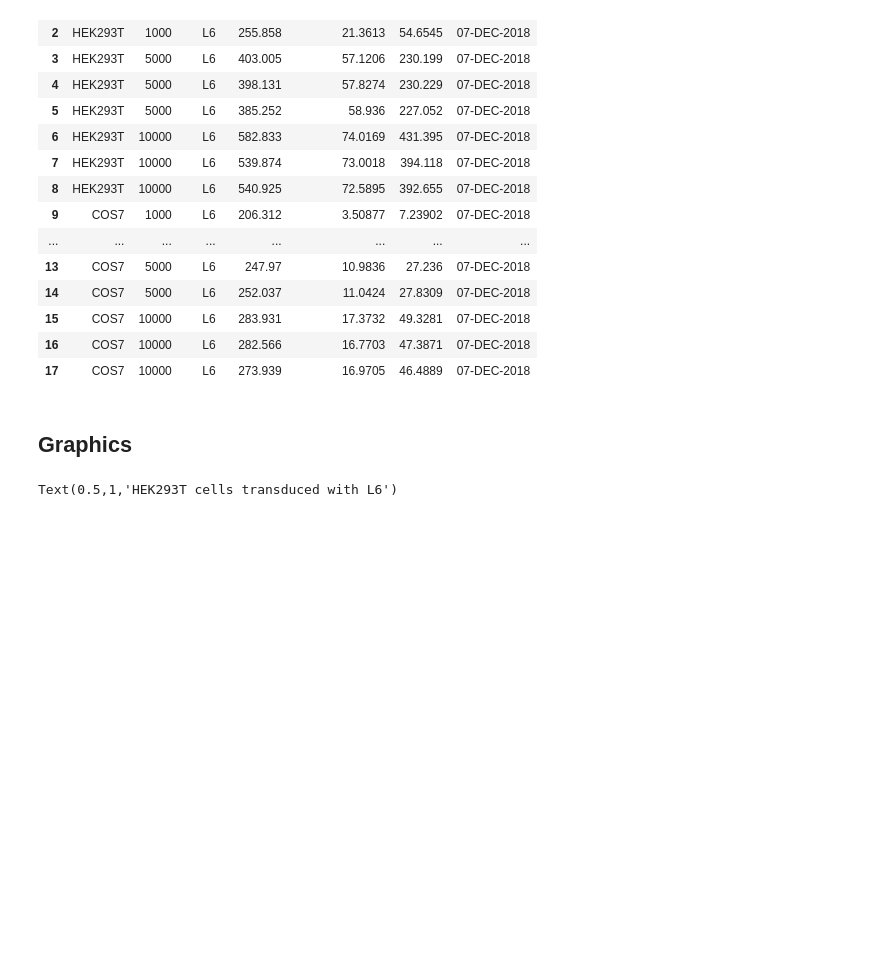
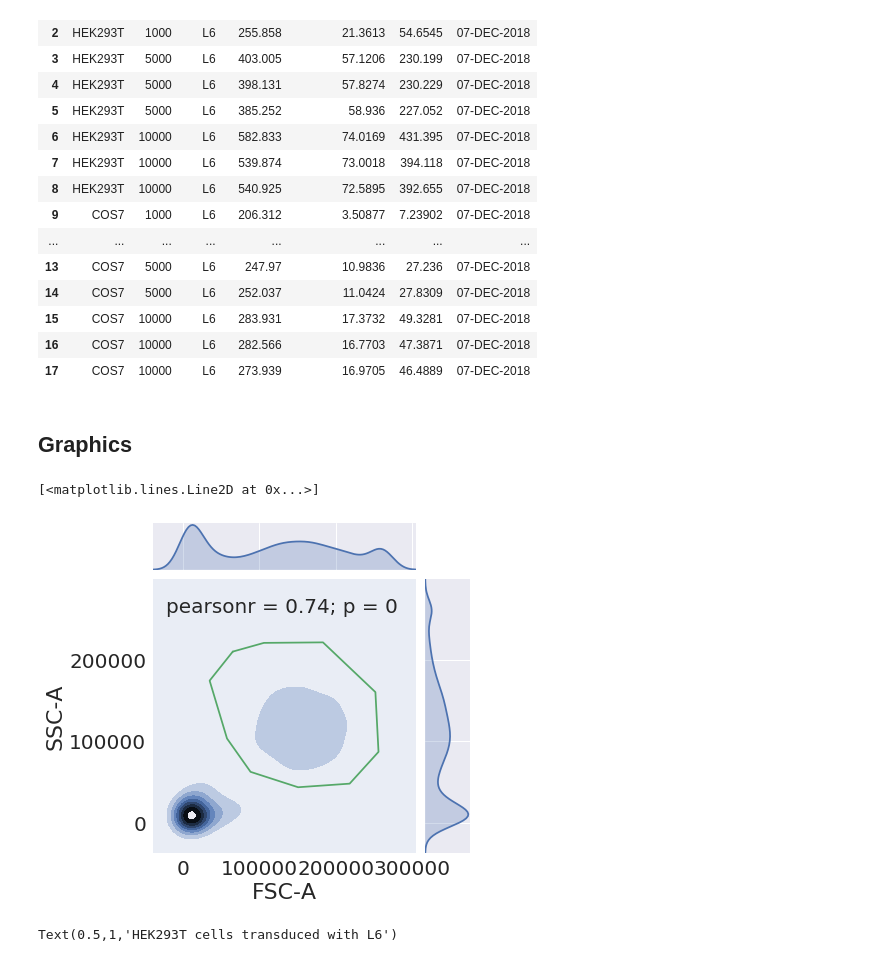
Before and after one commit to coefficient49/flow_cytometry_script, a Jupyter notebook: flowAnalysisWorkFlow.ipynb, the cells around one changed output. Cells and saved outputs as stored; diff of their text form; code cells hidden in the pictures; blank space fills up the shorter version.

Commit message:
gating plots added

```diff
--- a/flowAnalysisWorkFlow.ipynb
+++ b/flowAnalysisWorkFlow.ipynb
@@ -16,6 +16,7 @@ initialize the script:
 # %%
 from flowcyto_script import flowData as fD
 from flowcyto_script import dataCollector as collector
+from flowcyto_script import gates
 import pandas as pd
 import seaborn as sns
 import numpy as np
@@ -23,7 +24,7 @@ import matplotlib.pyplot as plt
 
 sns.set(font_scale=2)  #big fonts
 # folderDir = '/home/jeron/Documents/flow_data/20181207_HEK_COS/'
-folderDir =input('What is the folder path to the fcs files?\n')
+folderDir =input('What is the folder path to the fcs files? i.e. /home/jeron/Documents/flow_data/20181207_HEK_COS/\n\n')
 filePaths_fcs = !ls $folderDir*.fcs
 filePaths_csv = !ls $folderDir*sample*.csv
 print('\n\nwe found these files:\n')
@@ -83,6 +84,22 @@ Data preview:
 | 17 | COS7 | 10000 | L6 | 273.939 | 16.9705 | 46.4889 | 07-DEC-2018 |
 # %% [markdown]
 ## Graphics
+# %%
+## show gating
+keys = list(collection.keys())
+
+# g=sns.jointplot(x=collection[keys[0]].Data['FSC-A'],y=collection[keys[0]].Data['SSC-A'],kind='kde')
+gates_P = gates[collection[keys[1]].Cells]
+gates_P.append(gates_P[0])
+X = [x for x ,y in gates_P]
+Y = [y for x ,y in gates_P]
+
+g=sns.jointplot(x=collection[keys[1]].Data['FSC-A'],y=collection[keys[1]].Data['SSC-A'],kind='kde')
+plt.sca(g.ax_joint)
+plt.plot(X,Y)
+# %% [output]
+[<matplotlib.lines.Line2D at 0x...>]
+[figure, added]
 # %%
 keys = list(collection.keys())
 specificFlows = [collection[keys[x]].Data for x in range(0,3)]
```
